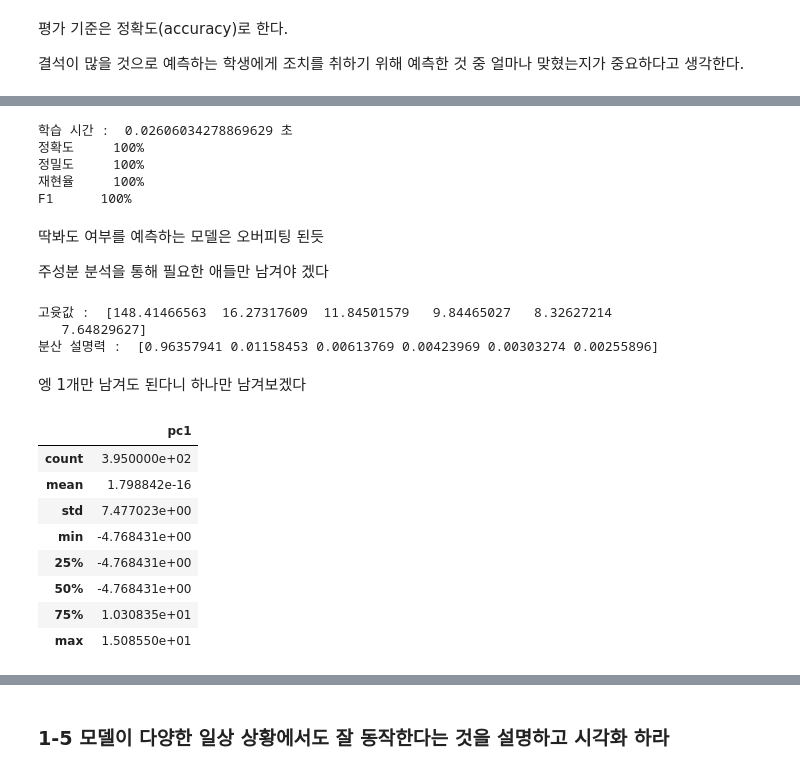
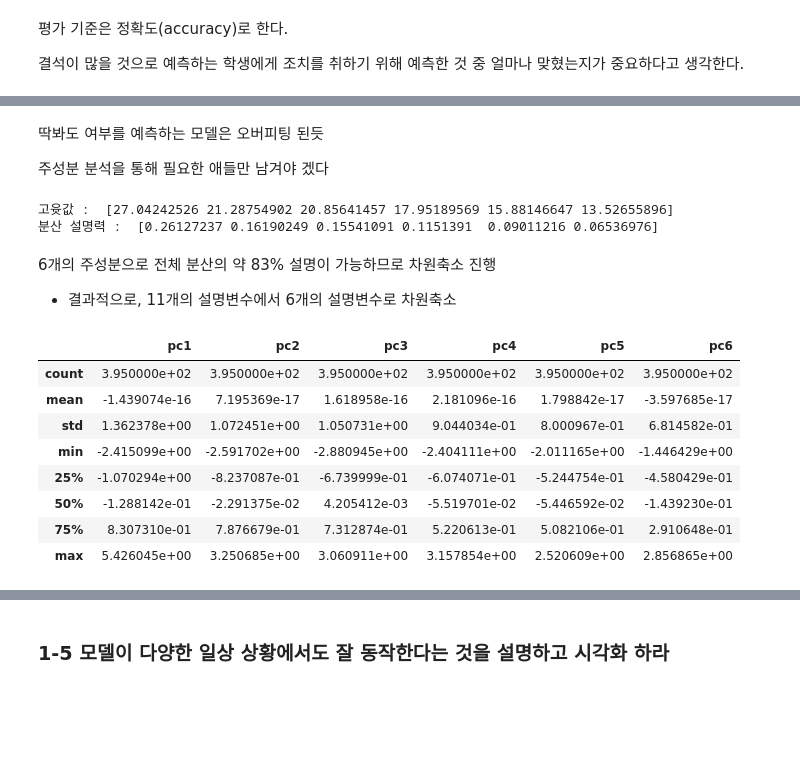
Before and after one commit to DMIS0126/ADP, a Jupyter notebook: Private_Study/Actual Exam/adp-24.ipynb, the cells around one changed output, grey strips where cells are left out. Drawn from its saved outputs; the diff is of its cells as text; code cells hidden in the pictures; blank space fills up the shorter version.

```diff
--- a/Private_Study/Actual Exam/adp-24.ipynb
+++ b/Private_Study/Actual Exam/adp-24.ipynb
@@ -182,4 +183,0 @@ plt.show()
-# %%
-df = pd.get_dummies(df, columns = ['sex', 'Pstatus', 'guardian'])
-
-df.info()
@@ -206,2 +184,6 @@ memory usage: 30.6 KB
-# %%
-df[df['absences'] > 0] = 1
+# %%
+# sex : F(0), M(1)
+# Pstatus : T(0), A(1)
+# guardian : mother(0), father(1), other(2)
+df.replace(to_replace = ['F', 'M', 'T', 'A', 'mother', 'father', 'other'],
+          value = [0, 1, 0, 1, 0, 1, 2], inplace = True)
@@ -218,0 +217,2 @@ plt.show()
+# %%
+df.pop('Fedu')
@@ -315,36 +366,3 @@ accuracy : 1.0000
-# %%
-# RF 성능평가
-
-# 시간
-rf_best = RandomForestClassifier(random_state = 731, criterion = 'gini', n_estimators = 10, min_samples_split = 3)
-
-import time
-
-rf_start_time = time.time()
-rf_best.fit(x_train, y_train)
-rf_end_time = time.time()
-print("학습 시간 : ", rf_end_time - rf_start_time, "초")
-
-# 정확도
-rf_pred = rf_best.predict(x_test)
-
-from sklearn.metrics import accuracy_score, precision_score, recall_score, f1_score
-
-test_acc = accuracy_score(y_test, rf_pred)
-test_prc = precision_score(y_test, rf_pred)
-test_rcll = recall_score(y_test, rf_pred)
-test_f1 = f1_score(y_test, rf_pred)
-
-print('정확도\t{}%'.format(round(test_acc*100), 2))
-print('정밀도\t{}%'.format(round(test_prc*100), 2))
-print('재현율\t{}%'.format(round(test_rcll*100), 2))
-print('F1\t{}%'.format(round(test_f1*100), 2))
-# %% [output]
-학습 시간 :  0.02606034278869629 초
-정확도     100%
-정밀도     100%
-재현율     100%
-F1      100%
 # %% [markdown]
 딱봐도 여부를 예측하는 모델은 오버피팅 된듯
 
@@ -360,25 +378,26 @@ pca_fit = pca.fit(x)
 print('고윳값 : ', pca.singular_values_)
 print('분산 설명력 : ', pca.explained_variance_ratio_)
 # %% [output]
-고윳값 :  [148.41466563  16.27317609  11.84501579   9.84465027   8.32627214
-   7.64829627]
-분산 설명력 :  [0.96357941 0.01158453 0.00613769 0.00423969 0.00303274 0.00255896]
+고윳값 :  [27.04242526 21.28754902 20.85641457 17.95189569 15.88146647 13.52655896]
+분산 설명력 :  [0.26127237 0.16190249 0.15541091 0.1151391  0.09011216 0.06536976]
-# %% [markdown]
-엥 1개만 남겨도 된다니 하나만 남겨보겠다
+# %% [markdown]
+6개의 주성분으로 전체 분산의 약 83% 설명이 가능하므로 차원축소 진행
+
+* 결과적으로, 11개의 설명변수에서 6개의 설명변수로 차원축소
 # %%
-pca = PCA(n_components = 1)
-principal_x = pd.DataFrame(pca.fit_transform(x), columns = ['pc1'])
+pca = PCA(n_components = 6)
+principal_x = pd.DataFrame(pca.fit_transform(x), columns = ['pc1', 'pc2', 'pc3', 'pc4', 'pc5', 'pc6'])
 principal_x.describe()
 # %% [output]
-|  | pc1 |
-| count | 3.950000e+02 |
-| mean | 1.798842e-16 |
-| std | 7.477023e+00 |
-| min | -4.768431e+00 |
-| 25% | -4.768431e+00 |
-| 50% | -4.768431e+00 |
-| 75% | 1.030835e+01 |
-| max | 1.508550e+01 |
+|  | pc1 | pc2 | pc3 | pc4 | pc5 | pc6 |
+| count | 3.950000e+02 | 3.950000e+02 | 3.950000e+02 | 3.950000e+02 | 3.950000e+02 | 3.950000e+02 |
+| mean | -1.439074e-16 | 7.195369e-17 | 1.618958e-16 | 2.181096e-16 | 1.798842e-17 | -3.597685e-17 |
+| std | 1.362378e+00 | 1.072451e+00 | 1.050731e+00 | 9.044034e-01 | 8.000967e-01 | 6.814582e-01 |
+| min | -2.415099e+00 | -2.591702e+00 | -2.880945e+00 | -2.404111e+00 | -2.011165e+00 | -1.446429e+00 |
+| 25% | -1.070294e+00 | -8.237087e-01 | -6.739999e-01 | -6.074071e-01 | -5.244754e-01 | -4.580429e-01 |
+| 50% | -1.288142e-01 | -2.291375e-02 | 4.205412e-03 | -5.519701e-02 | -5.446592e-02 | -1.439230e-01 |
+| 75% | 8.307310e-01 | 7.876679e-01 | 7.312874e-01 | 5.220613e-01 | 5.082106e-01 | 2.910648e-01 |
+| max | 5.426045e+00 | 3.250685e+00 | 3.060911e+00 | 3.157854e+00 | 2.520609e+00 | 2.856865e+00 |
 # %%
 # train_test_split
 
```
Also changed, not shown: parts of 26 cells of this notebook, 2 other files.
